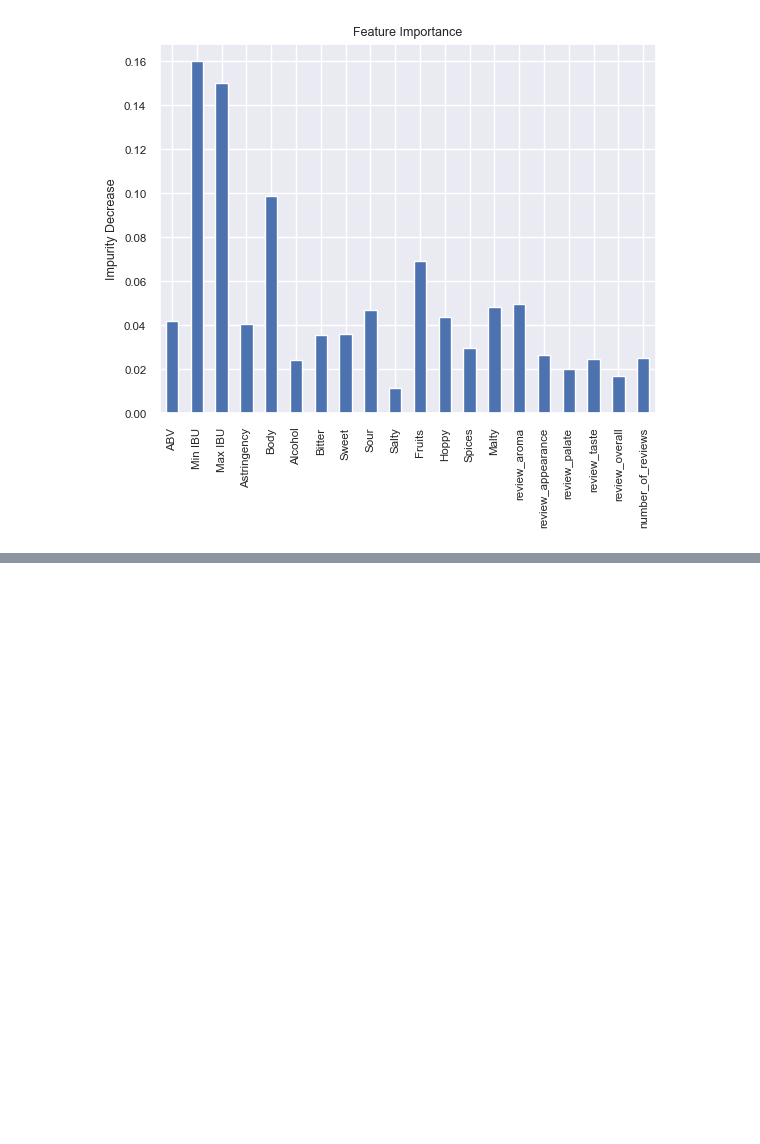
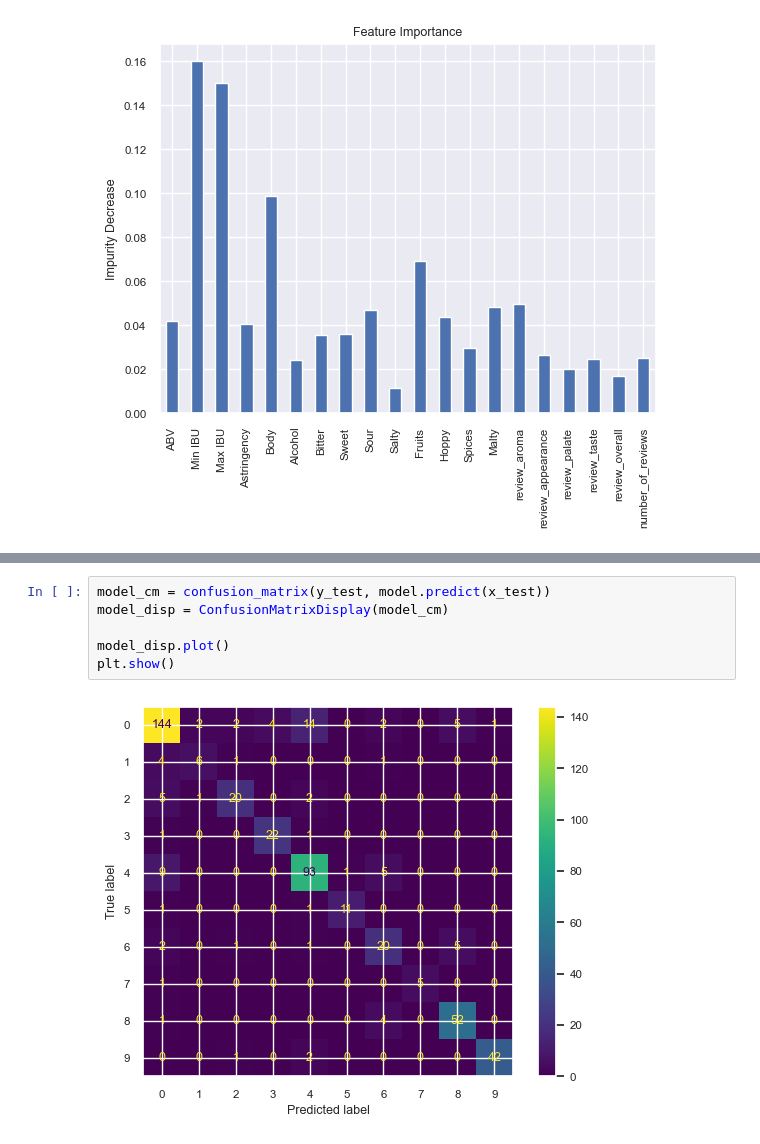
Before and after one commit to JSchlangen9/Beer-Classification, a Jupyter notebook: DTSA5509_ML Beer.ipynb, the cells around one changed output, grey strips where cells are left out. Saved outputs shown, nothing was run; the diff lists cells and outputs as text; blank space fills up the shorter version.

```diff
--- a/DTSA5509_ML Beer.ipynb
+++ b/DTSA5509_ML Beer.ipynb
@@ -133,0 +152,8 @@ model_imp.plot.bar(title='Feature Importance', ylabel='Impurity Decrease')
+# %%
+model_cm = confusion_matrix(y_test, model.predict(x_test))
+model_disp = ConfusionMatrixDisplay(model_cm)
+
+model_disp.plot()
+plt.show()
+# %% [output]
+[figure, added]
```
Also changed, not shown: parts of 3 cells of this notebook, 1 other file.
